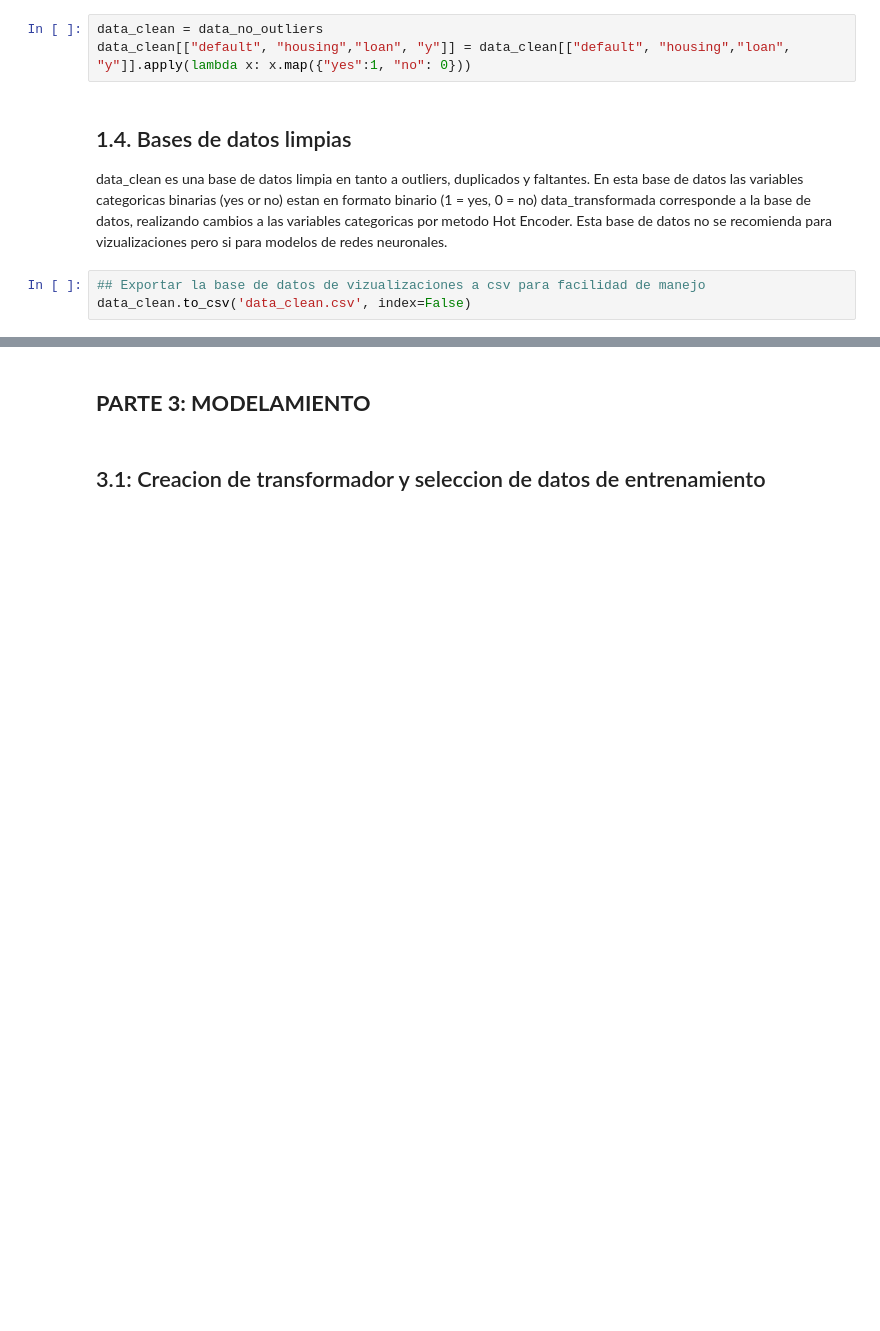
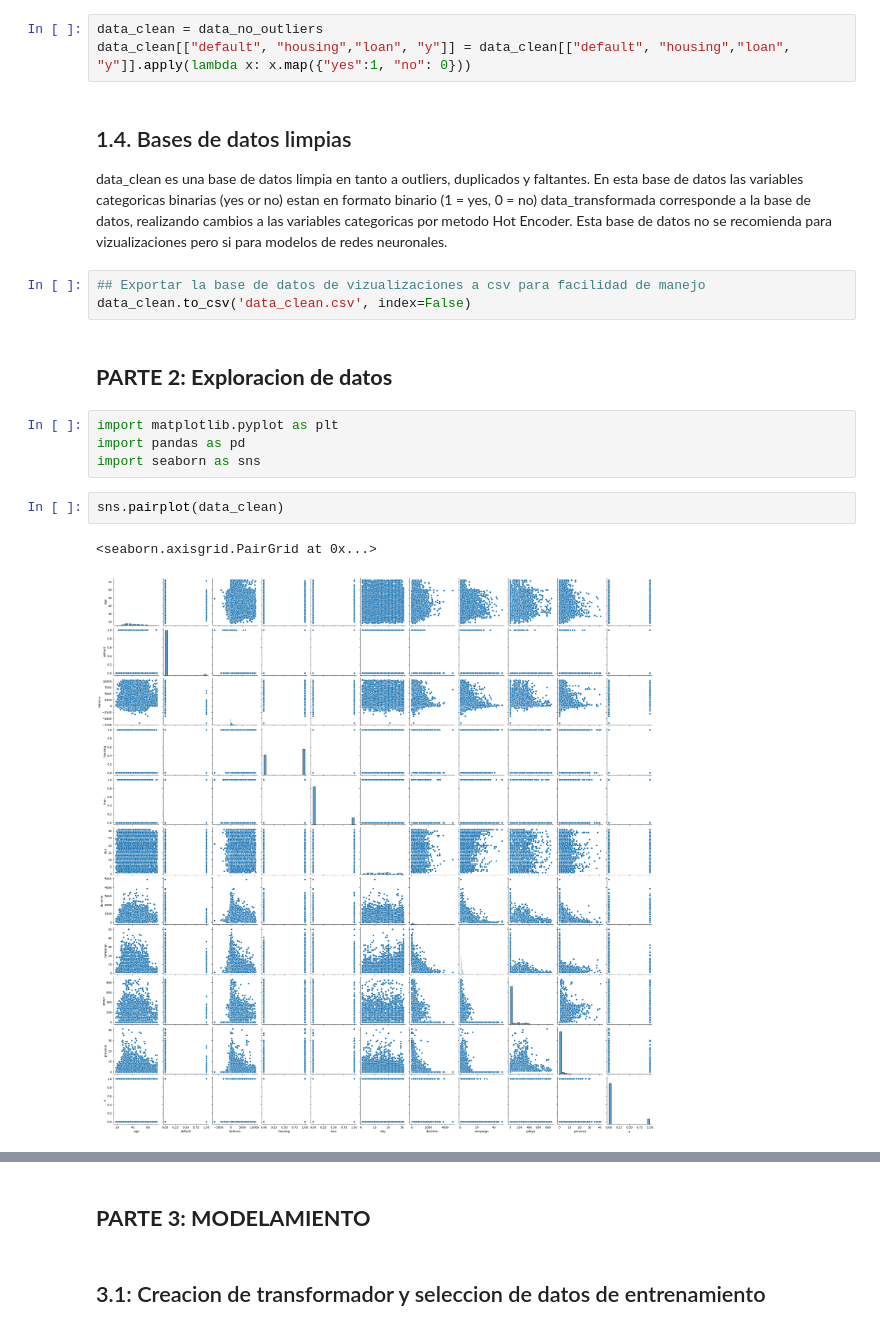
Before and after one commit to TheOneTrueDeQu/PROY2, a Jupyter notebook: PROY2-dataymodelos.ipynb, the cells around one changed output, grey strips where cells are left out. Saved outputs shown, nothing was run; the diff lists cells and outputs as text; blank space fills up the shorter version.

Commit message:
Vizualizaciones de exploracion basicas agregadas

```diff
--- a/PROY2-dataymodelos.ipynb
+++ b/PROY2-dataymodelos.ipynb
@@ -219,3 +219,14 @@ data_transformada corresponde a la base de datos, realizando cambios a las varia
 # %%
 ## Exportar la base de datos de vizualizaciones a csv para facilidad de manejo
 data_clean.to_csv('data_clean.csv', index=False)
+# %% [markdown]
+## **PARTE 2: Exploracion de datos**
+# %%
+import matplotlib.pyplot as plt
+import pandas as pd
+import seaborn as sns
+# %%
+sns.pairplot(data_clean)
+# %% [output]
+<seaborn.axisgrid.PairGrid at 0x...>
+[figure, added]
```
Also changed, not shown: parts of 8 cells of this notebook.
